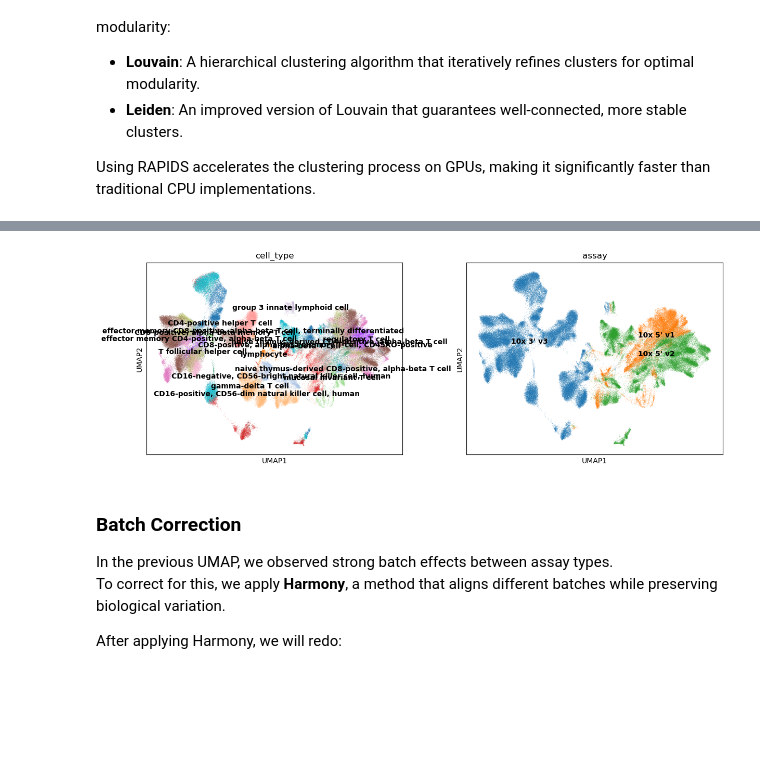
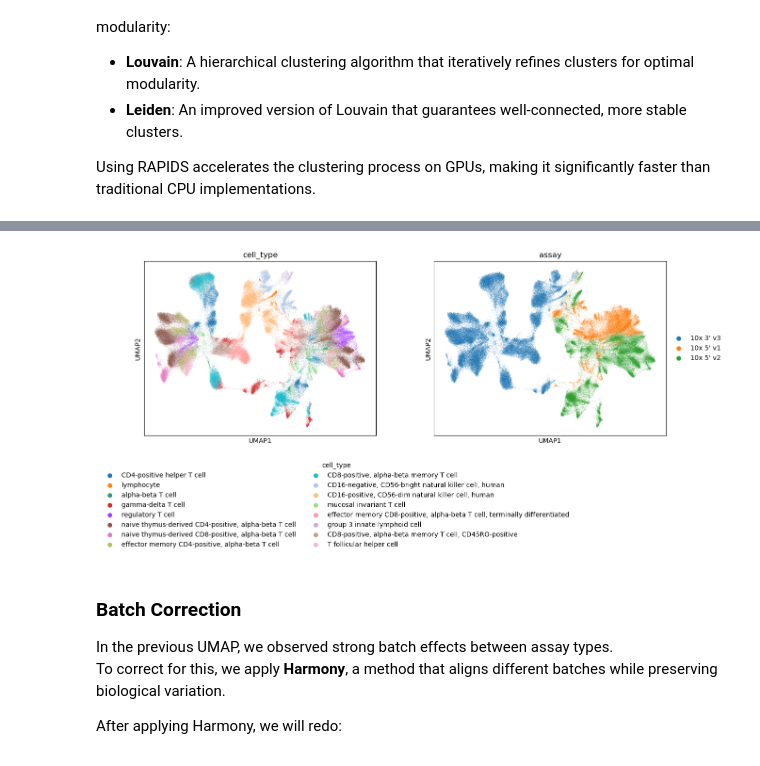
Before and after one commit to clara-parabricks-workflows/RAPIDS-singlecell-introduction-notebooks, a Jupyter notebook: 01_demo_gpu_e2e.ipynb, the cells around one changed output, grey strips where cells are left out. Saved outputs shown, nothing was run; the diff lists cells and outputs as text; code cells hidden in the pictures; blank space fills up the shorter version.

Commit message:
improve plotting

```diff
--- a/01_demo_gpu_e2e.ipynb
+++ b/01_demo_gpu_e2e.ipynb
@@ -365,7 +365,10 @@ Wall time: 1.44 s
 # %%
-sc.pl.umap(adata, color=["cell_type", "assay"], legend_loc="on data")
+fig = sc.pl.umap(adata, color=["cell_type", "assay"], return_fig=True)
+ax = fig.axes[0]
+ax.legend_.set_title("cell_type")
+ax.legend_.set_bbox_to_anchor((-0.2, -0.4))
 # %% [output]
-[figure, old version]
+[figure, new version]
 # %% [markdown]
 ### Batch Correction
 
```
Also changed, not shown: parts of 34 cells of this notebook.
